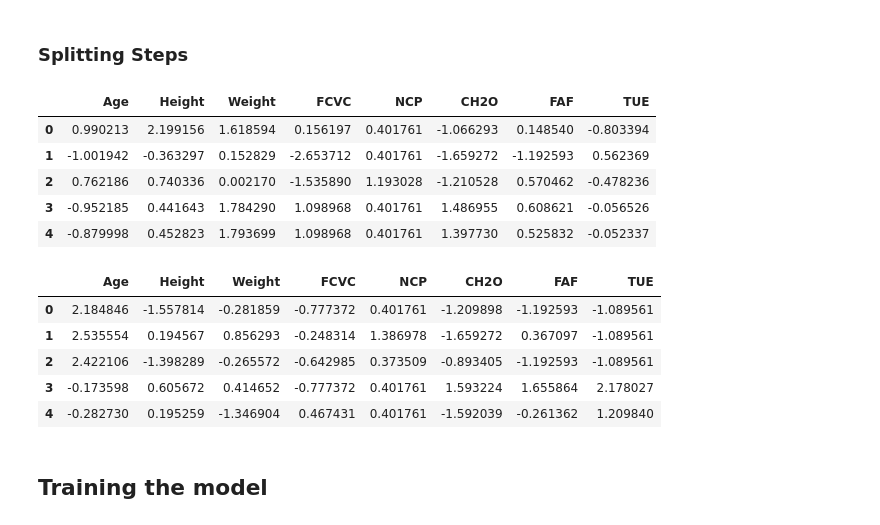
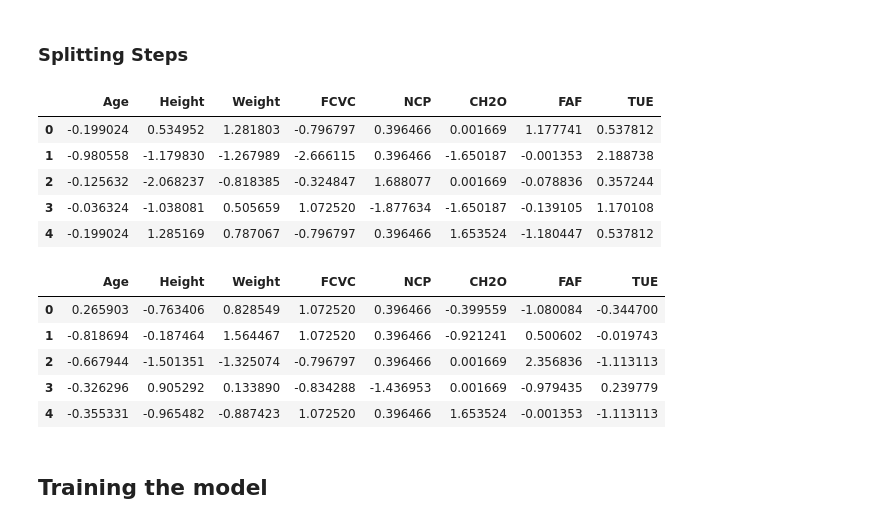
Before and after one commit to TimotheeNkwar/School_Project, a Jupyter notebook: Machine Learning/Machine_Learning_Projetcts.ipynb, the cells around one changed output. Drawn from its saved outputs; the diff is of its cells as text; code cells hidden in the pictures.

```diff
--- a/Machine Learning/Machine_Learning_Projetcts.ipynb
+++ b/Machine Learning/Machine_Learning_Projetcts.ipynb
@@ -91,19 +91,19 @@ data.head()
 ## DATA PREPROCESSING AND EDA
 # %%
 # Convert the gender into a boolean
-data_encoded = pd.get_dummies(data, columns=["Gender", "CAEC", "CALC", "MTRANS",
+data_encoded_clean = pd.get_dummies(data, columns=["Gender", "CAEC", "CALC", "MTRANS",
                                              "family_history_with_overweight","SMOKE"],
                               drop_first=True,dtype=int)
 
 # delete some useless columns
-data_encoded.drop( columns =['family_history_with_overweight_yes','FAVC','SCC','SMOKE_yes',
+data_encoded_clean.drop( columns =['family_history_with_overweight_yes','FAVC','SCC','SMOKE_yes',
                              'CALC_no','CAEC_Sometimes', 'CAEC_no', 'CALC_Frequently', 'MTRANS_Motorbike',
                              'MTRANS_Public_Transportation', 'MTRANS_Walking','CAEC_Frequently','CALC_Sometimes',
                              'MTRANS_Bike'], axis=1, inplace=True)
 
 # rename the colonne Gender_male tu Gender
-data_encoded.rename(columns={'Gender_Male':"Gender"}, inplace=True)
-data_encoded.head()
+data_encoded_clean.rename(columns={'Gender_Male':"Gender"}, inplace=True)
+data_encoded_clean.head()
 # %% [output]
 |  | Age | Height | Weight | FCVC | NCP | CH2O | FAF | TUE | Gender |
 | 0 | 21.0 | 1.62 | 64.0 | 2.0 | 3.0 | 2.0 | 0.0 | 1.0 | 0 |
@@ -226,0 +207,4 @@ data_encoded.head()
+# %%
+duplicates = data_encoded_clean[data_encoded_clean.duplicated()]# Check for duplicates in the 'data_encoded_clean' DataFrame
+data_encoded_clean = data_encoded_clean.drop_duplicates()# Remove duplicates from data_encoded_clean
+data_encoded_clean.shape # View the cleaned DataFrame
@@ -420,42 +409,36 @@ from sklearn.metrics import classification_report
 # %% [markdown]
 ### Splitting Steps
 # %%
-X = data_encoded.drop(columns=['Gender'], axis=1).values
-y = data_encoded['Gender']
+X = data_encoded_clean.drop(columns=['Gender'], axis=1).values
+y = data_encoded_clean['Gender']
+X_train, X_test, y_train, y_test = train_test_split(X, y, test_size=0.2, random_state=0)# Split the dataset into training and test sets
 
-# Split the dataset into training and test sets
-X_train, X_test, y_train, y_test = train_test_split(X, y, test_size=0.2, random_state=0)
 
-# Initialize the scaler
-scaler = StandardScaler()
-
-# Fit the scaler on the training data only and transform
-X_train_scaled = scaler.fit_transform(X_train)
-
-# Transform the test data using the same scaler
-X_test_scaled = scaler.transform(X_test)
+scaler = StandardScaler()# Initialize the scaler
+X_train_scaled = scaler.fit_transform(X_train)# Fit the scaler on the training data only and transform
+X_test_scaled = scaler.transform(X_test)# Transform the test data using the same scaler
 # %%
 # Convert scaled data back to DataFrame (optional, for inspection)
-columns = data_encoded.columns[:-1]  # Exclude 'Gender'
+columns = data_encoded_clean.columns[:-1]  # Exclude 'Gender'
 X_train_scaled_df = pd.DataFrame(X_train_scaled, columns=columns)
 X_test_scaled_df = pd.DataFrame(X_test_scaled, columns=columns)
 X_test_scaled_df.head()
 # %% [output]
 |  | Age | Height | Weight | FCVC | NCP | CH2O | FAF | TUE |
-| 0 | 0.990213 | 2.199156 | 1.618594 | 0.156197 | 0.401761 | -1.066293 | 0.148540 | -0.803394 |
-| 1 | -1.001942 | -0.363297 | 0.152829 | -2.653712 | 0.401761 | -1.659272 | -1.192593 | 0.562369 |
-| 2 | 0.762186 | 0.740336 | 0.002170 | -1.535890 | 1.193028 | -1.210528 | 0.570462 | -0.478236 |
-| 3 | -0.952185 | 0.441643 | 1.784290 | 1.098968 | 0.401761 | 1.486955 | 0.608621 | -0.056526 |
-| 4 | -0.879998 | 0.452823 | 1.793699 | 1.098968 | 0.401761 | 1.397730 | 0.525832 | -0.052337 |
+| 0 | -0.199024 | 0.534952 | 1.281803 | -0.796797 | 0.396466 | 0.001669 | 1.177741 | 0.537812 |
+| 1 | -0.980558 | -1.179830 | -1.267989 | -2.666115 | 0.396466 | -1.650187 | -0.001353 | 2.188738 |
+| 2 | -0.125632 | -2.068237 | -0.818385 | -0.324847 | 1.688077 | 0.001669 | -0.078836 | 0.357244 |
+| 3 | -0.036324 | -1.038081 | 0.505659 | 1.072520 | -1.877634 | -1.650187 | -0.139105 | 1.170108 |
+| 4 | -0.199024 | 1.285169 | 0.787067 | -0.796797 | 0.396466 | 1.653524 | -1.180447 | 0.537812 |
 # %%
 X_train_scaled_df.head()
 # %% [output]
 |  | Age | Height | Weight | FCVC | NCP | CH2O | FAF | TUE |
-| 0 | 2.184846 | -1.557814 | -0.281859 | -0.777372 | 0.401761 | -1.209898 | -1.192593 | -1.089561 |
-| 1 | 2.535554 | 0.194567 | 0.856293 | -0.248314 | 1.386978 | -1.659272 | 0.367097 | -1.089561 |
-| 2 | 2.422106 | -1.398289 | -0.265572 | -0.642985 | 0.373509 | -0.893405 | -1.192593 | -1.089561 |
-| 3 | -0.173598 | 0.605672 | 0.414652 | -0.777372 | 0.401761 | 1.593224 | 1.655864 | 2.178027 |
-| 4 | -0.282730 | 0.195259 | -1.346904 | 0.467431 | 0.401761 | -1.592039 | -0.261362 | 1.209840 |
+| 0 | 0.265903 | -0.763406 | 0.828549 | 1.072520 | 0.396466 | -0.399559 | -1.080084 | -0.344700 |
+| 1 | -0.818694 | -0.187464 | 1.564467 | 1.072520 | 0.396466 | -0.921241 | 0.500602 | -0.019743 |
+| 2 | -0.667944 | -1.501351 | -1.325074 | -0.796797 | 0.396466 | 0.001669 | 2.356836 | -1.113113 |
+| 3 | -0.326296 | 0.905292 | 0.133890 | -0.834288 | -1.436953 | 0.001669 | -0.979435 | 0.239779 |
+| 4 | -0.355331 | -0.965482 | -0.887423 | 1.072520 | 0.396466 | 1.653524 | -0.001353 | -1.113113 |
 # %% [markdown]
 ## Training the model
 # %%
```
Also changed, not shown: parts of 42 cells of this notebook, 9 other files.
